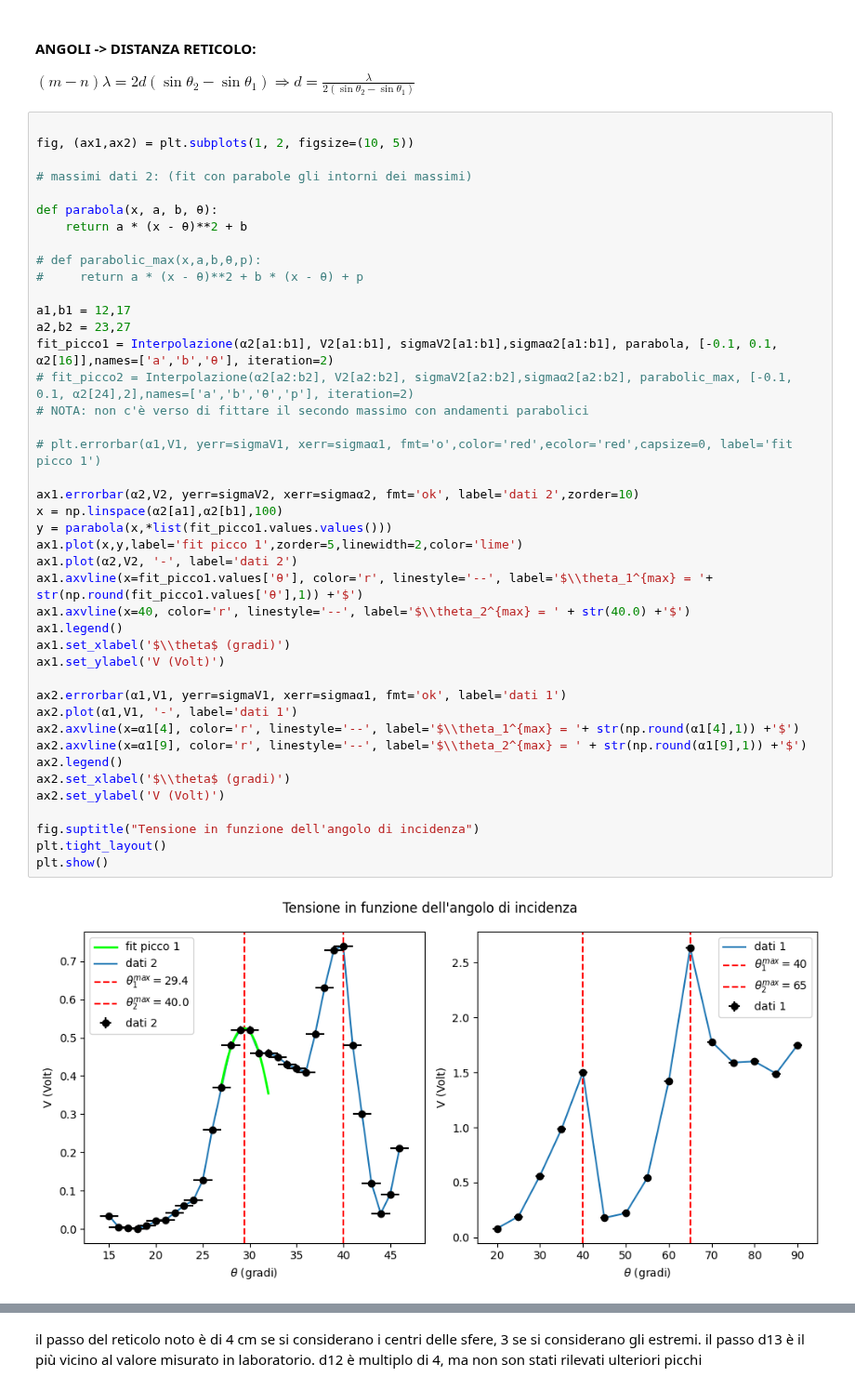
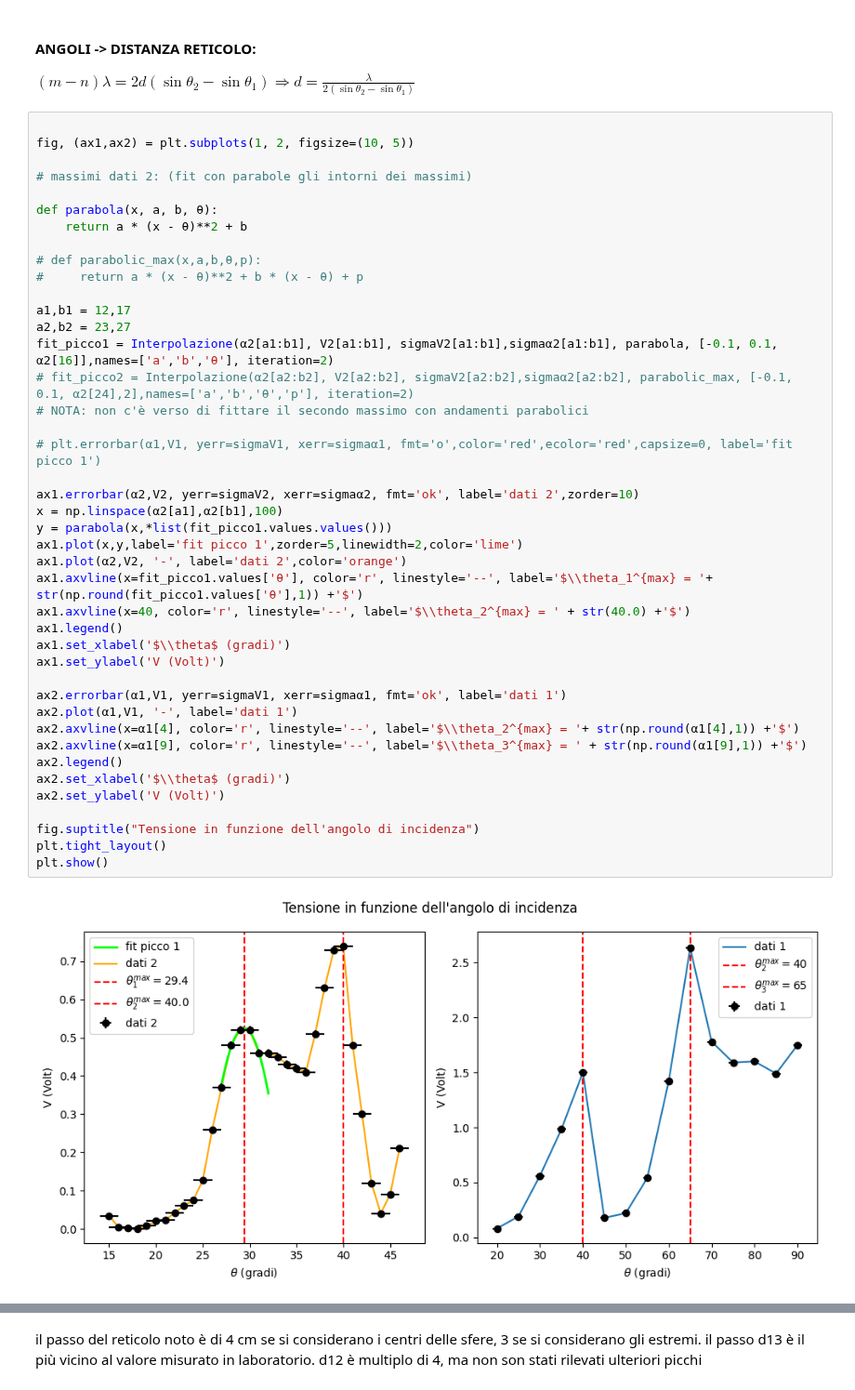
Before and after one commit to CarminatiGiovanni/LaboratorioFisica2, a Jupyter notebook: 20240509micoonde/bragg.ipynb, the cells around one changed output, grey strips where cells are left out. Shown at 93% size. Cells and saved outputs as stored; diff of their text form.

Commit message:
color fix

```diff
--- a/20240509micoonde/bragg.ipynb
+++ b/20240509micoonde/bragg.ipynb
@@ -65,35 +65,35 @@ def parabola(x, a, b, θ):
 #     return a * (x - θ)**2 + b * (x - θ) + p
 
 a1,b1 = 12,17
 a2,b2 = 23,27
 fit_picco1 = Interpolazione(α2[a1:b1], V2[a1:b1], sigmaV2[a1:b1],sigmaα2[a1:b1], parabola, [-0.1, 0.1, α2[16]],names=['a','b','θ'], iteration=2)
 # fit_picco2 = Interpolazione(α2[a2:b2], V2[a2:b2], sigmaV2[a2:b2],sigmaα2[a2:b2], parabolic_max, [-0.1, 0.1, α2[24],2],names=['a','b','θ','p'], iteration=2)
 # NOTA: non c'è verso di fittare il secondo massimo con andamenti parabolici
 
 # plt.errorbar(α1,V1, yerr=sigmaV1, xerr=sigmaα1, fmt='o',color='red',ecolor='red',capsize=0, label='fit picco 1')
 
 ax1.errorbar(α2,V2, yerr=sigmaV2, xerr=sigmaα2, fmt='ok', label='dati 2',zorder=10)
 x = np.linspace(α2[a1],α2[b1],100)
 y = parabola(x,*list(fit_picco1.values.values()))
 ax1.plot(x,y,label='fit picco 1',zorder=5,linewidth=2,color='lime')
-ax1.plot(α2,V2, '-', label='dati 2')
+ax1.plot(α2,V2, '-', label='dati 2',color='orange')
 ax1.axvline(x=fit_picco1.values['θ'], color='r', linestyle='--', label='$\\theta_1^{max} = '+ str(np.round(fit_picco1.values['θ'],1)) +'$')
 ax1.axvline(x=40, color='r', linestyle='--', label='$\\theta_2^{max} = ' + str(40.0) +'$')
 ax1.legend()
 ax1.set_xlabel('$\\theta$ (gradi)')
 ax1.set_ylabel('V (Volt)')
 
 ax2.errorbar(α1,V1, yerr=sigmaV1, xerr=sigmaα1, fmt='ok', label='dati 1')
 ax2.plot(α1,V1, '-', label='dati 1')
-ax2.axvline(x=α1[4], color='r', linestyle='--', label='$\\theta_1^{max} = '+ str(np.round(α1[4],1)) +'$')
-ax2.axvline(x=α1[9], color='r', linestyle='--', label='$\\theta_2^{max} = ' + str(np.round(α1[9],1)) +'$')
+ax2.axvline(x=α1[4], color='r', linestyle='--', label='$\\theta_2^{max} = '+ str(np.round(α1[4],1)) +'$')
+ax2.axvline(x=α1[9], color='r', linestyle='--', label='$\\theta_3^{max} = ' + str(np.round(α1[9],1)) +'$')
 ax2.legend()
 ax2.set_xlabel('$\\theta$ (gradi)')
 ax2.set_ylabel('V (Volt)')
 
 fig.suptitle("Tensione in funzione dell'angolo di incidenza")
 plt.tight_layout()
 plt.show()
 # %% [output]
-[figure, old version]
+[figure, new version]
 # %%
```
Also changed, not shown: parts of 1 cell of this notebook.
